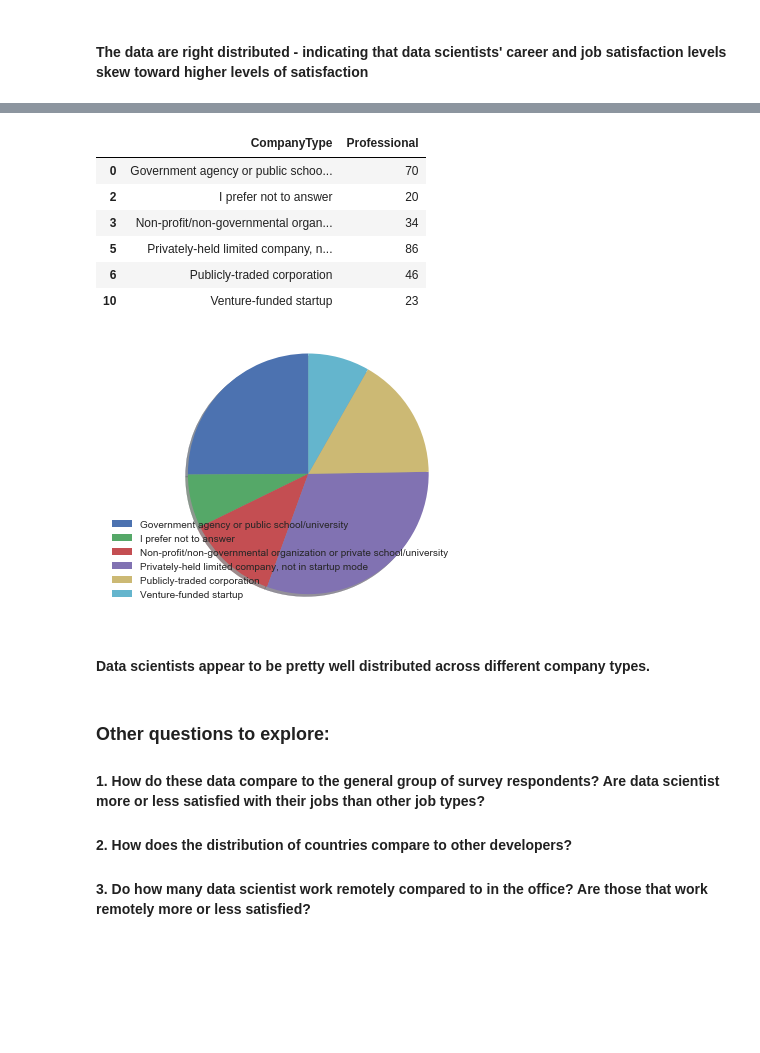
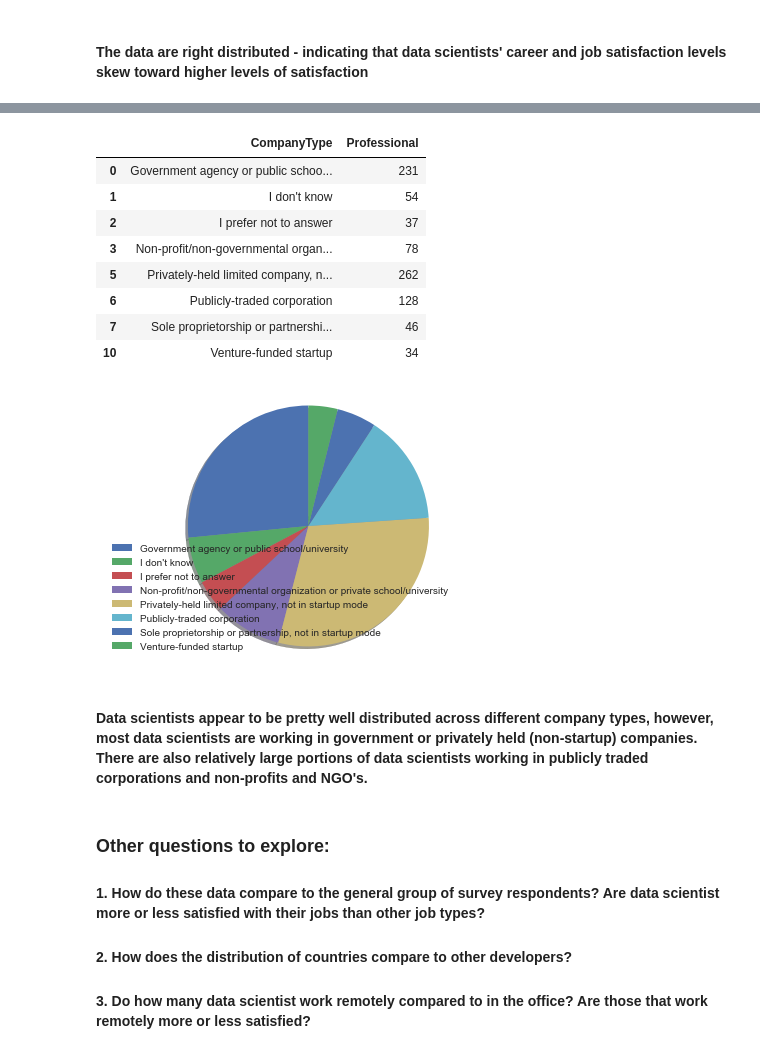
Before and after one commit to kwong0124/EDA_Project_SODevSurvey, a Jupyter notebook: EDA_StackOverflowDevSurvey.ipynb, the cells around one changed output, grey strips where cells are left out. Cells and saved outputs as stored; diff of their text form; code cells hidden in the pictures; blank space fills up the shorter version.

```diff
--- a/EDA_StackOverflowDevSurvey.ipynb
+++ b/EDA_StackOverflowDevSurvey.ipynb
@@ -34,3 +36,15 @@ narrow_data.head()
 # %% [markdown]
 ### Narrow down the data to those identifying as a Data Scientist
 #### Note: This category contains other such as: Data scientist; educator - need to include these in the data
+# %%
+def find_ds(a_string):
+    '''Takes a string and looks for the words "Data scientist", if so, returns the row'''
+    try:
+        if re.search(r'Data scientist', a_string):
+        #return ds.group()
+            return 1
+        else:
+            return 0
+    except:
+        #return None
+        return 0
@@ -36,0 +53,3 @@ narrow_data.head()
+# %%
+narrow_data['DataScientist'] = narrow_data['NonDeveloperType'].apply(find_ds)
+narrow_data.head()
@@ -37,5 +63,5 @@ narrow_data.head()
 # %%
-ds_data = narrow_data[narrow_data.NonDeveloperType == 'Data scientist']
+ds_data = narrow_data[narrow_data.DataScientist == 1]
 # make a function to search for data scientist in each string
 # %%
 ds_data.shape
@@ -122,15 +148,17 @@ array(['Non-profit/non-governmental organization or private school/university',
 # %%
 companies = ds_data.groupby('CompanyType')['Professional'].count().reset_index()
-top_companies = companies[companies['Professional'] >=20]
+top_companies = companies[companies['Professional'] >=30]
 top_companies
 # %% [output]
 |  | CompanyType | Professional |
-| 0 | Government agency or public schoo... | 70 |
-| 2 | I prefer not to answer | 20 |
-| 3 | Non-profit/non-governmental organ... | 34 |
-| 5 | Privately-held limited company, n... | 86 |
-| 6 | Publicly-traded corporation | 46 |
-| 10 | Venture-funded startup | 23 |
+| 0 | Government agency or public schoo... | 231 |
+| 1 | I don't know | 54 |
+| 2 | I prefer not to answer | 37 |
+| 3 | Non-profit/non-governmental organ... | 78 |
+| 5 | Privately-held limited company, n... | 262 |
+| 6 | Publicly-traded corporation | 128 |
+| 7 | Sole proprietorship or partnershi... | 46 |
+| 10 | Venture-funded startup | 34 |
 # %%
 labels = list(top_companies['CompanyType'])
 sizes = list(top_companies['Professional'])
@@ -143,5 +171,5 @@ plt.tight_layout()
 
 plt.show()
 # %% [output]
-[figure, old version]
+[figure, new version]
 # %%
@@ -149,5 +177,5 @@ plt.show()
-# %% [markdown]
-#### Data scientists appear to be pretty well distributed across different company types.
+# %% [markdown]
+#### Data scientists appear to be pretty well distributed across different company types, however, most data scientists are working in government or privately held (non-startup) companies. There are also relatively large portions of data scientists working in publicly traded corporations and non-profits and NGO's.
 # %% [markdown]
 ### Other questions to explore:
 #### 1. How do these data compare to the general group of survey respondents? Are data scientist more or less satisfied with their jobs than other job types?
```
Also changed, not shown: parts of 14 cells of this notebook.
